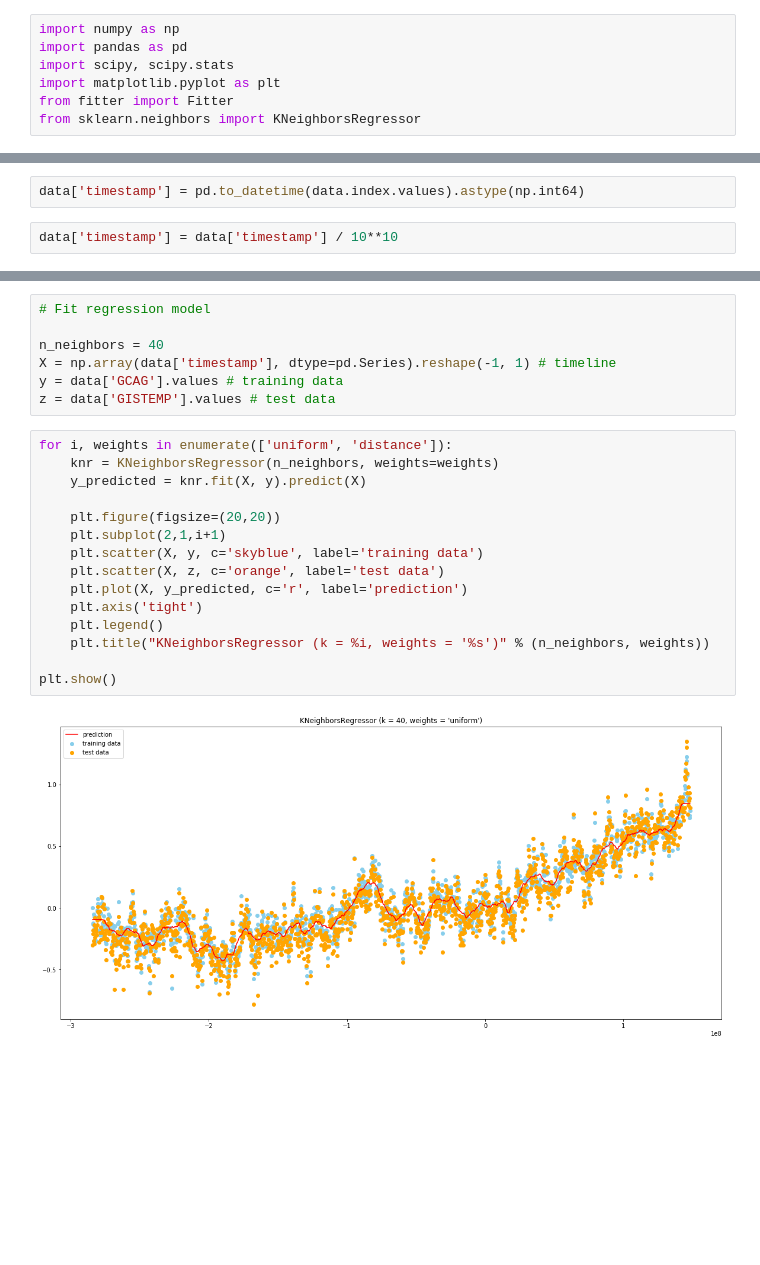
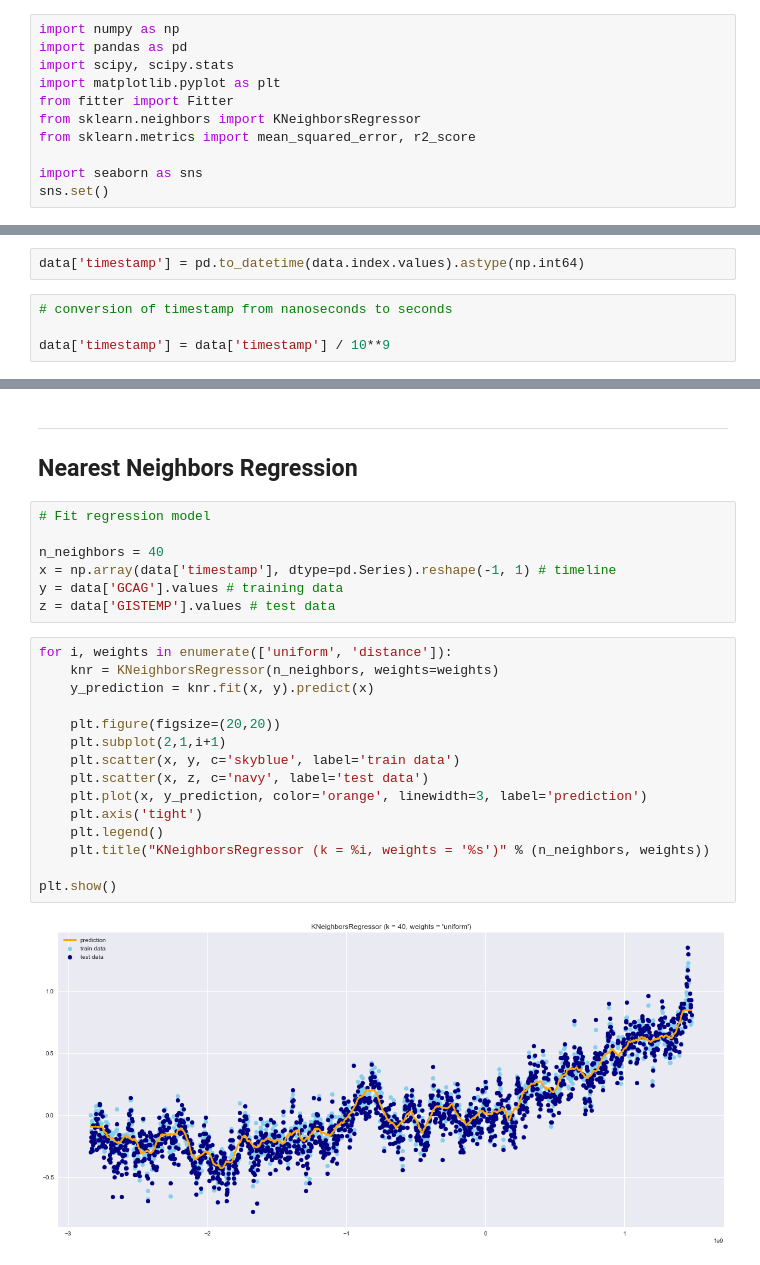
Before and after one commit to marianoju/neuefische, a Jupyter notebook: Predictive analysis of continuous numbers with KNR.ipynb, the cells around one changed output, grey strips where cells are left out. Saved outputs shown, nothing was run; the diff lists cells and outputs as text; blank space fills up the shorter version.

```diff
--- a/Predictive analysis of continuous numbers with KNR.ipynb
+++ b/Predictive analysis of continuous numbers with KNR.ipynb
@@ -28,6 +28,10 @@ import scipy, scipy.stats
 import matplotlib.pyplot as plt
 from fitter import Fitter
 from sklearn.neighbors import KNeighborsRegressor
+from sklearn.metrics import mean_squared_error, r2_score
+
+import seaborn as sns
+sns.set()
 # %%
 data = pd.read_json("data/temperature/monthly_json.json")
 # %%
@@ -125,7 +129,9 @@ Fitted exponnorm distribution with error=1.6795469686137436)
 # %%
 data['timestamp'] = pd.to_datetime(data.index.values).astype(np.int64)
-# %%
-data['timestamp'] = data['timestamp'] / 10**10
+# %%
+# conversion of timestamp from nanoseconds to seconds
+
+data['timestamp'] = data['timestamp'] / 10**9
 # %%
 data.head()
 # %% [output]
@@ -149,24 +155,27 @@ array([[-283970880.0],
+# %% [markdown]
+---
+## Nearest Neighbors Regression
 # %%
 # Fit regression model
 
 n_neighbors = 40
-X = np.array(data['timestamp'], dtype=pd.Series).reshape(-1, 1) # timeline
+x = np.array(data['timestamp'], dtype=pd.Series).reshape(-1, 1) # timeline
 y = data['GCAG'].values # training data
 z = data['GISTEMP'].values # test data
 # %%
 for i, weights in enumerate(['uniform', 'distance']):
     knr = KNeighborsRegressor(n_neighbors, weights=weights)
-    y_predicted = knr.fit(X, y).predict(X)
+    y_prediction = knr.fit(x, y).predict(x)
 
     plt.figure(figsize=(20,20))
     plt.subplot(2,1,i+1)
-    plt.scatter(X, y, c='skyblue', label='training data')
-    plt.scatter(X, z, c='orange', label='test data')
-    plt.plot(X, y_predicted, c='r', label='prediction')
+    plt.scatter(x, y, c='skyblue', label='train data')
+    plt.scatter(x, z, c='navy', label='test data')
+    plt.plot(x, y_prediction, color='orange', linewidth=3, label='prediction')
     plt.axis('tight')
     plt.legend()
     plt.title("KNeighborsRegressor (k = %i, weights = '%s')" % (n_neighbors, weights))
 
 plt.show()
 # %% [output]
-[figure, old version]
+[figure, new version]
```
Also changed, not shown: parts of 7 cells of this notebook, 8 other files.
